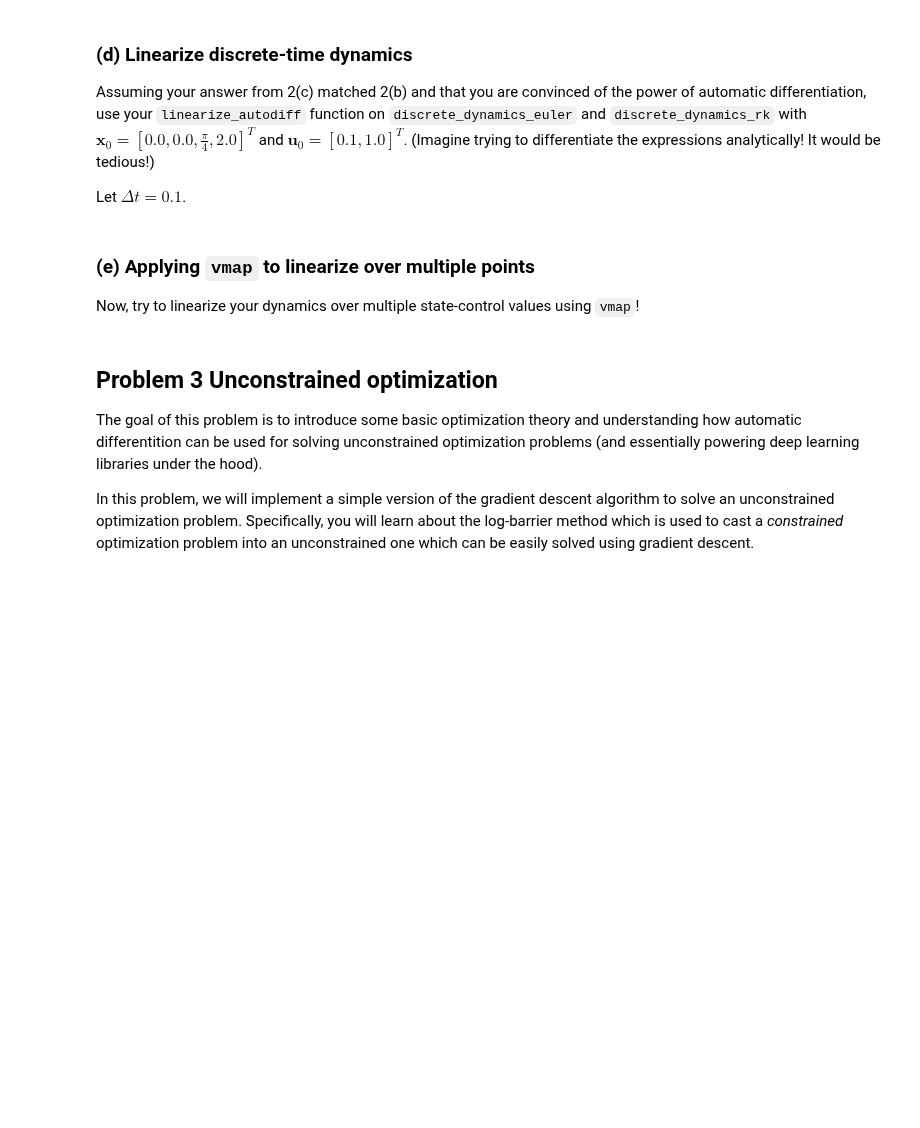
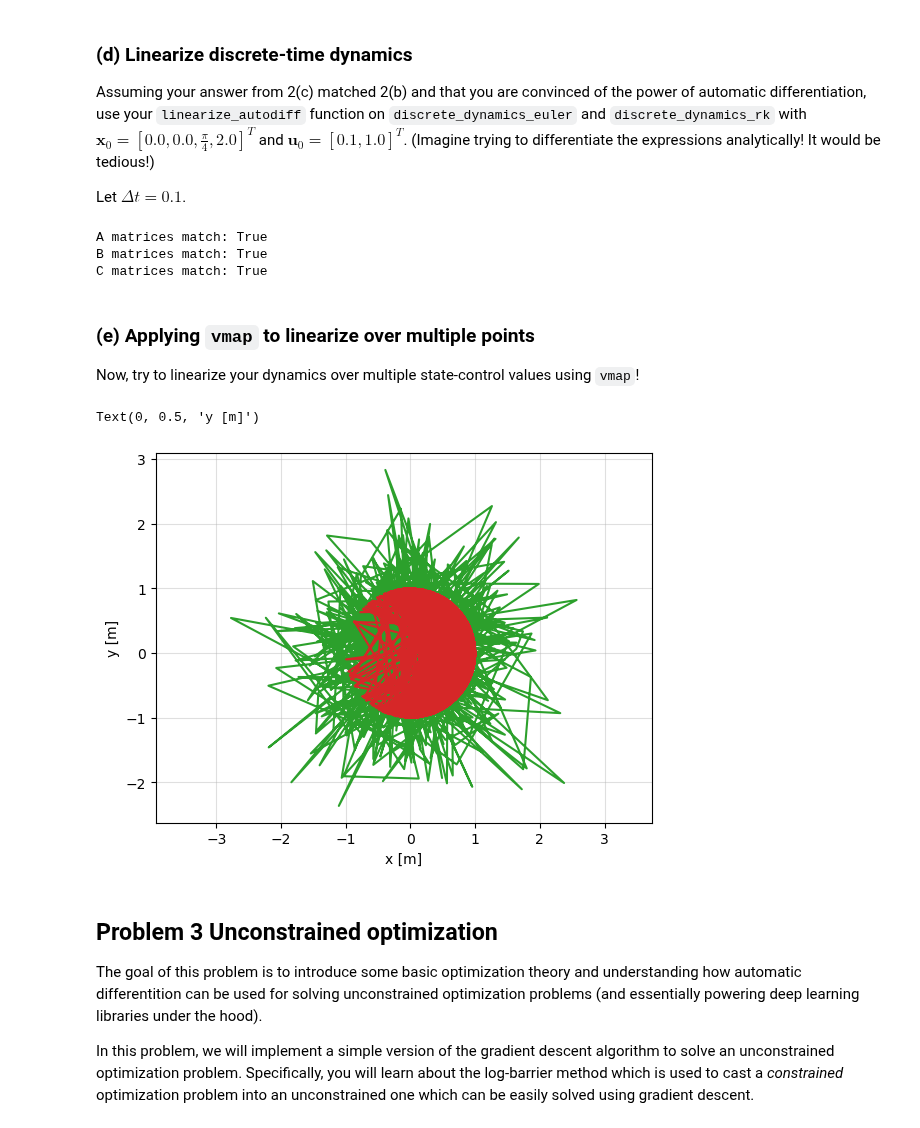
Before and after one commit to arieltynan/ME-548, a Jupyter notebook: hw01.ipynb, the cells around one changed output. Drawn from its saved outputs; the diff is of its cells as text; code cells hidden in the pictures; blank space fills up the shorter version.

```diff
--- a/hw01.ipynb
+++ b/hw01.ipynb
@@ -304,3 +326,8 @@ Using your answer from 2(a), evaluate $A$, $B$, and $C$ for $\mathbf{x}_0 = [0,
+# %%
+x0 = np.transpose([0, 0, math.pi/4, 2])
+u0 = np.transpose([0.1,1.])
+time = .1
+#print(linearize_unicycle_continuous_time_analytic(x0, u0, time))
 # %% [markdown]
 ### (c) Linearize dynamics using JAX autodiff
 Time to test out Jax's autodifferentiation capabilities! JAX has an [Autodiff Cookbook](https://docs.jax.dev/en/latest/notebooks/autodiff_cookbook.html) that provides more details about the various autodiff functions, forward vs backward autodiff, jacboians, hessians, and so forth. You are strongly encouraged read through it.
@@ -324,10 +351,14 @@ def linearize_autodiff(function_name, state, control, time):
         C : A jax.numpy array of size (n,1)
     '''
 
-    '''
-    fill code here
-    '''
-    return jnp.zeros((4, 4)), jnp.zeros((4, 2)), jnp.zeros((4, 1)) # update this line
+    func = lambda state, control, time: dynamic_unicycle_ode(state, control, time)
+    A = jax.jacobian(func, argnums = 0)(state, control, time)
+    B = jax.jacobian(func, argnums = 1)(state, control, time)
+    C = jax.jacobian(func, argnums = 2)(state, control, time) #time does not affect, should be 0
+
+
+    #print(A,B,C)
+    return A, B, C
 # %%
 # test code:
 state = jnp.array([0.0, 0.0, jnp.pi/4, 2.])
@@ -354,17 +383,44 @@ Let $\Delta t=0.1$.
+# %%
+state = jnp.array([0.0, 0.0, jnp.pi/4, 2.])
+control = jnp.array([0.1, 1.])
+time = 0.1
+
+ARK_autodiff, BRK_autodiff, CRK_autodiff = linearize_autodiff(discrete_dynamics_rk, state, control, time)
+ARK_analytic, BRK_analytic, CRK_analytic = linearize_unicycle_continuous_time_analytic(state, control, time)
+
+AE_autodiff, BE_autodiff, CE_autodiff = linearize_autodiff(discrete_dynamics_euler, state, control, time)
+AE_analytic, BE_analytic, CE_analytic = linearize_unicycle_continuous_time_analytic(state, control, time)
+
+print('A matrices match:', jnp.allclose(ARK_autodiff, AE_analytic))
+print('B matrices match:', jnp.allclose(BRK_autodiff, BE_analytic))
+print('C matrices match:', jnp.allclose(CRK_autodiff, CE_analytic))
+# %% [output]
+A matrices match: True
+B matrices match: True
+C matrices match: True
 # %% [markdown]
 ### (e) Applying `vmap` to linearize over multiple points
 Now, try to linearize your dynamics over multiple state-control values using `vmap`!
 # %%
 key = jax.random.PRNGKey(42)  # Set a fixed seed
 n_samples = 1000
 state_dim = 4  # 4-dimensional state
 ctrl_dim = 2  # 2-dimensional control
 
 time = 0.0
 random_states = jax.random.normal(key, shape=(n_samples, state_dim))
 random_controls = jax.random.normal(key, shape=(n_samples, ctrl_dim))
 
-# add your code here
+trajs = jax.vmap(lambda init, u: linearize_autodiff(discrete_dynamics_rk, init, u, 0.1))(random_states, random_controls)
+
+plt.plot(trajs[0][:, 0], trajs[0][:, 1])
+plt.grid(alpha=0.4)
+plt.axis("equal")
+plt.xlabel("x [m]")
+plt.ylabel("y [m]")
+# %% [output]
+Text(0, 0.5, 'y [m]')
+[figure, added]
 # %% [markdown]
 ## Problem 3 Unconstrained optimization
 The goal of this problem is to introduce some basic optimization theory and understanding how automatic differentition can be used for solving unconstrained optimization problems (and essentially powering deep learning libraries under the hood).
```
Also changed, not shown: parts of 9 cells of this notebook.
